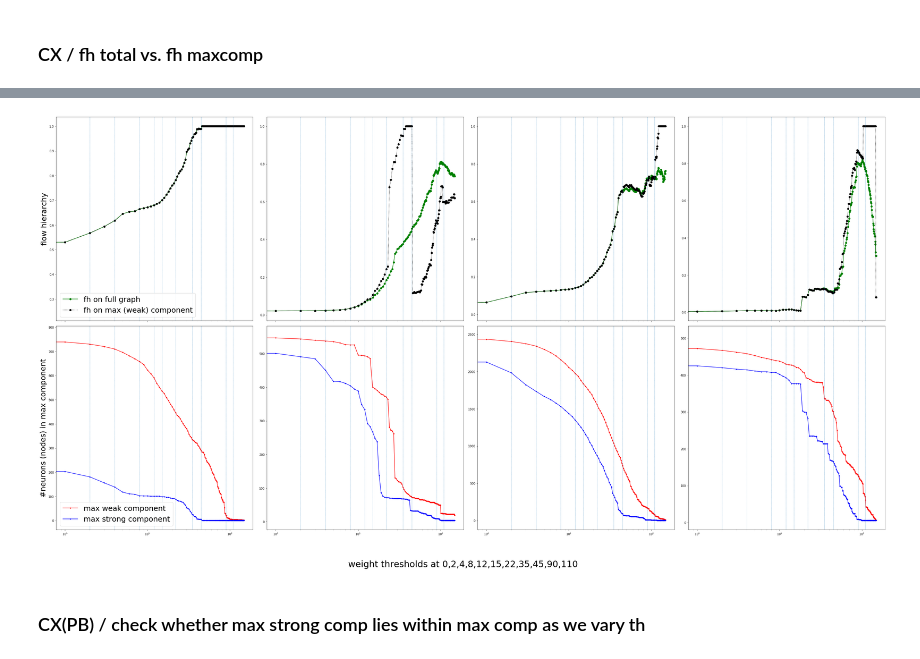
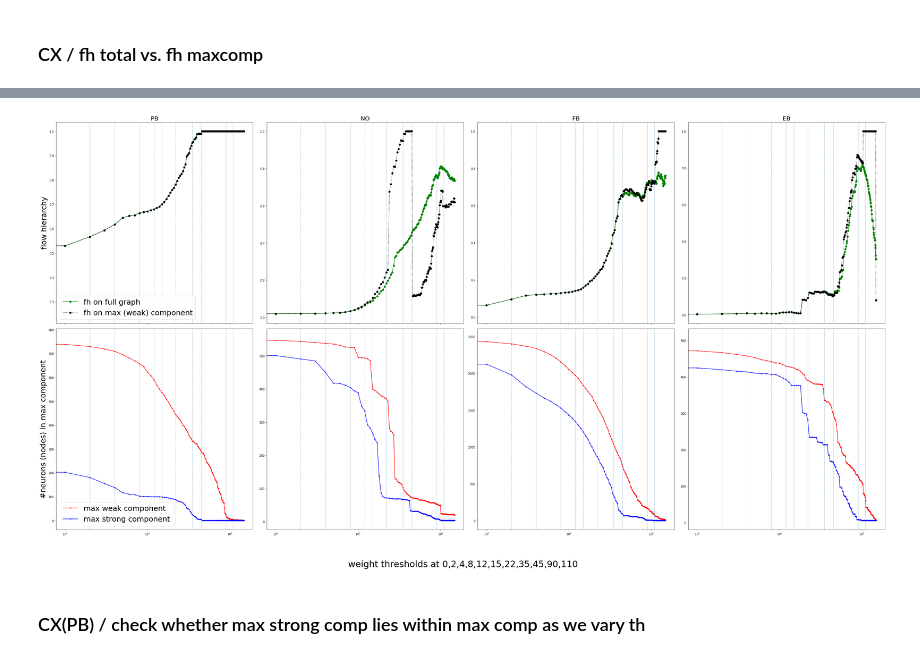
Before and after one commit to grelade/fruitfly, a Jupyter notebook: CX_study_notebook.ipynb, the cells around one changed output, grey strips where cells are left out. Cells and saved outputs as stored; diff of their text form; code cells hidden in the pictures.

```diff
--- a/CX_study_notebook.ipynb
+++ b/CX_study_notebook.ipynb
@@ -628,12 +628,13 @@ CX_rois = ['PB','NO','FB','EB','AB(L)','AB(R)']
 ths = [i for i in range(150)]
 ths_probe = [0,2,4,8,12,15,22,35,45,90,110]
 
-# neur_CX_split,conn_CX_split = {}, {}
+neur_CX_split,conn_CX_split = {}, {}
 
-# for roi in CX_rois:
-#     n,conn = fetch_adjacency(adjpath='datasets/noncropped_traced_'+roi)
-#     neur_CX_split[roi],conn_CX_split[roi] = n,conn
+for roi in CX_rois:
+    n,conn = fetch_adjacency(adjpath='datasets/noncropped_traced_'+roi)
+    neur_CX_split[roi],conn_CX_split[roi] = n,conn
 
 h_maxcomp_s,ths_loc,maxcomp_sizes = get_flow_hierarchy_maxcomp(CX_rois,ths)
 hs,ths_loc = get_flow_hierarchy(CX_rois,ths)
-#n_comp_th,e_comp_th,n_scomp_th,e_scomp_th = calc_component_th(conn_CX_split,CX_rois,ths)
+
+n_comp_th,e_comp_th,n_scomp_th,e_scomp_th = calc_component_th(conn_CX_split,CX_rois,ths)
@@ -645,35 +659,6 @@ CX_rois = CX_rois_restricted
 ncols=len(CX_rois)
 nrows=2
 fig,axs = plt.subplots(ncols=ncols,nrows=nrows,figsize=(10*ncols,10*nrows),sharex=True)
-
-# weights
-# first_col = True
-# ax = axs[0]
-
-# for i,roi in enumerate(CX_rois):
-# #     n,conn = fetch_adjacency(adjpath='datasets/noncropped_traced_'+roi)
-#     n,conn = neur_CX_split[roi], conn_CX_split[roi]
-
-#     #print(th,roi)
-#     #temp = conn[conn['weight']>th]
-#     vc = conn['weight'].value_counts()
-
-#     ax[i].plot(vc.index,vc.values,'ko',label=None)
-#     ax[i].set_title(roi,fontsize=30)
-#     if first_col: ax[i].set_ylabel('log(#weights)',fontsize=25)
-#     #ax[i].set_xlabel('log(weight)')
-#     ax[i].set_yscale('log')
-#     ax[i].set_xscale('log')
-#     ax[i].set_xlim(ths[1],ths[-1]+200)
-
-#     for th in ths_probe:
-#         if first_col: #label only once
-#             ax[i].axvline(th,linestyle=':',linewidth=1)
-#         else:
-#             ax[i].axvline(th,linestyle=':',linewidth=1)
-
-
-#     first_col = False
 
 # flow hierarchy
 first_col = True
@@ -684,85 +669,36 @@ for i,roi in enumerate(CX_rois):
     ax[i].plot(ths_loc[roi],h_maxcomp_s[roi],'ko:',label='fh on max (weak) component')
     if first_col: ax[i].set_ylabel('flow hierarchy',fontsize=25)
     #ax[i].set_xlabel('log(weight threshold)',fontsize=25)
-    #ax[i].set_title(roi)
+    ax[i].set_title(roi,fontsize=20)
     ax[i].set_xscale('log')
     for th in ths_probe:
         ax[i].axvline(th,linestyle=':',linewidth=1)
     if first_col: ax[i].legend(fontsize=25)
     first_col = False
 
 # # max_component #neurons (nodes)
 first_col = True
 ax = axs[1]
 
 for i,roi in enumerate(CX_rois):
 
     ax[i].plot(ths_loc[roi],maxcomp_sizes[roi],'r.-',label='max weak component')
     ax[i].plot(ths,n_scomp_th[roi],'b.-',label='max strong component')
     if first_col: ax[i].set_ylabel('#neurons (nodes) in max component',fontsize=25)
     #ax[i].set_xlabel('log(weight threshold)',fontsize=25)
     #ax[i].set_title(roi)
     ax[i].set_xscale('log')
     for th in ths_probe:
         ax[i].axvline(th,linestyle=':',linewidth=1)
     if first_col: ax[i].legend(fontsize=25)
     first_col = False
 
-# max_component #synapses (edges)
-# first_col = True
-# ax = axs[3]
-
-# for i,roi in enumerate(CX_rois):
-
-#     ax[i].plot(ths,e_comp_th[roi],'r.-',label='weak component')
-#     ax[i].plot(ths,e_scomp_th[roi],'b.-',label='strong component')
-#     if first_col: ax[i].set_ylabel('#edges (synapses) in max component',fontsize=25)
-#     ax[i].set_xlabel('log(weight threshold)',fontsize=25)
-#     #ax[i].set_title(roi)
-#     ax[i].set_xscale('log')
-#     for th in ths_probe:
-#         ax[i].axvline(th,linestyle=':',linewidth=1)
-#     if first_col: ax[i].legend(fontsize=25)
-#     first_col = False
-
-# max_strong_component #neurons (nodes)
-# first_col = True
-# ax = axs[4]
-
-# for i,roi in enumerate(CX_rois):
-
-#     ax[i].plot(ths,n_scomp_th[roi],'k.-',label=None)
-#     if first_col: ax[i].set_ylabel('#nodes (neurons) in max strong component',fontsize=25)
-#     #ax[i].set_xlabel('log(weight threshold)',fontsize=25)
-#     #ax[i].set_title(roi)
-#     ax[i].set_xscale('log')
-#     for th in ths_probe:
-#         ax[i].axvline(th,linestyle=':',linewidth=1)
-
-#     first_col = False
-
-# max_strong_component #synapses (edges)
-# first_col = True
-# ax = axs[5]
-
-# for i,roi in enumerate(CX_rois):
-
-#     ax[i].plot(ths,e_scomp_th[roi],'k.-',label=None)
-#     if first_col: ax[i].set_ylabel('#edges (synapses) in max strong component',fontsize=25)
-#     ax[i].set_xlabel('log(weight threshold)',fontsize=25)
-#     #ax[i].set_title(roi)
-#     ax[i].set_xscale('log')
-#     for th in ths_probe:
-#         ax[i].axvline(th,linestyle=':',linewidth=1)
-
-#     first_col = False
-
 #fig.legend(title='weight thresholds',loc='lower center')
 fig.suptitle(''.join(['weight thresholds at ']+[str(th)+',' for th in ths_probe])[:-1],y=-0.05,fontsize=30)
 plt.tight_layout()
 plt.show()
 # %% [output]
-[figure, old version]
+[figure, new version]
 # %% [markdown]
 <h3>CX(PB) / check whether max strong comp lies within max comp as we vary th</h3>
 # %%
```
Also changed, not shown: parts of 1 cell of this notebook, 2 other files.
